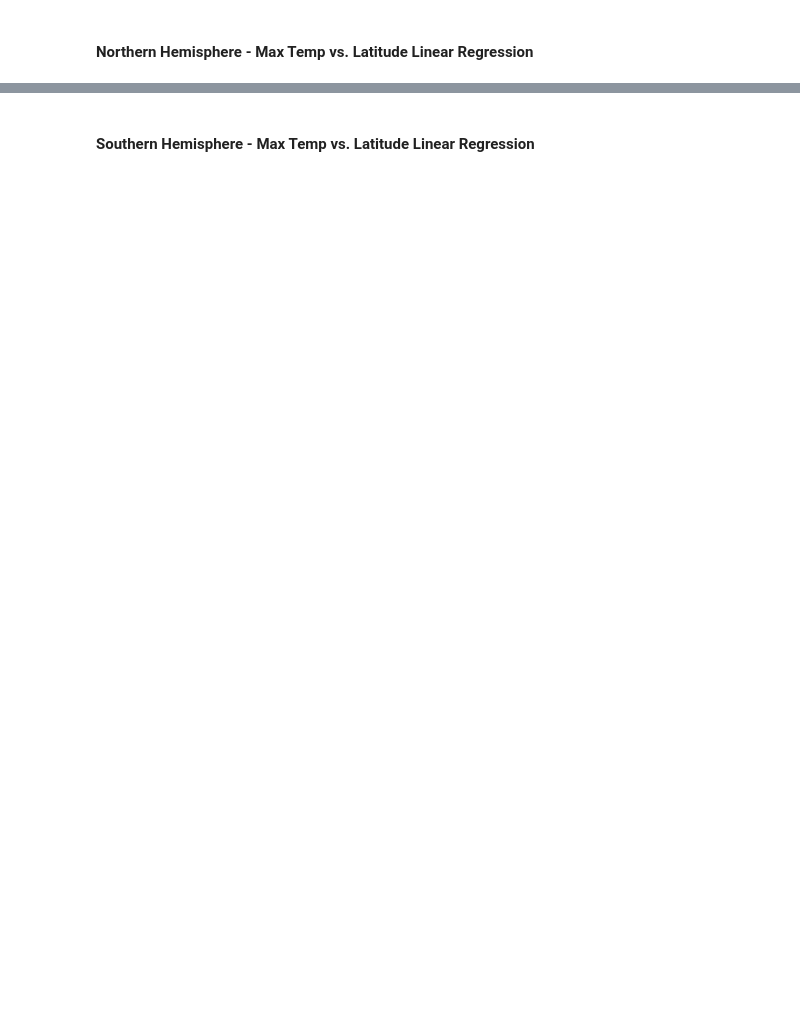
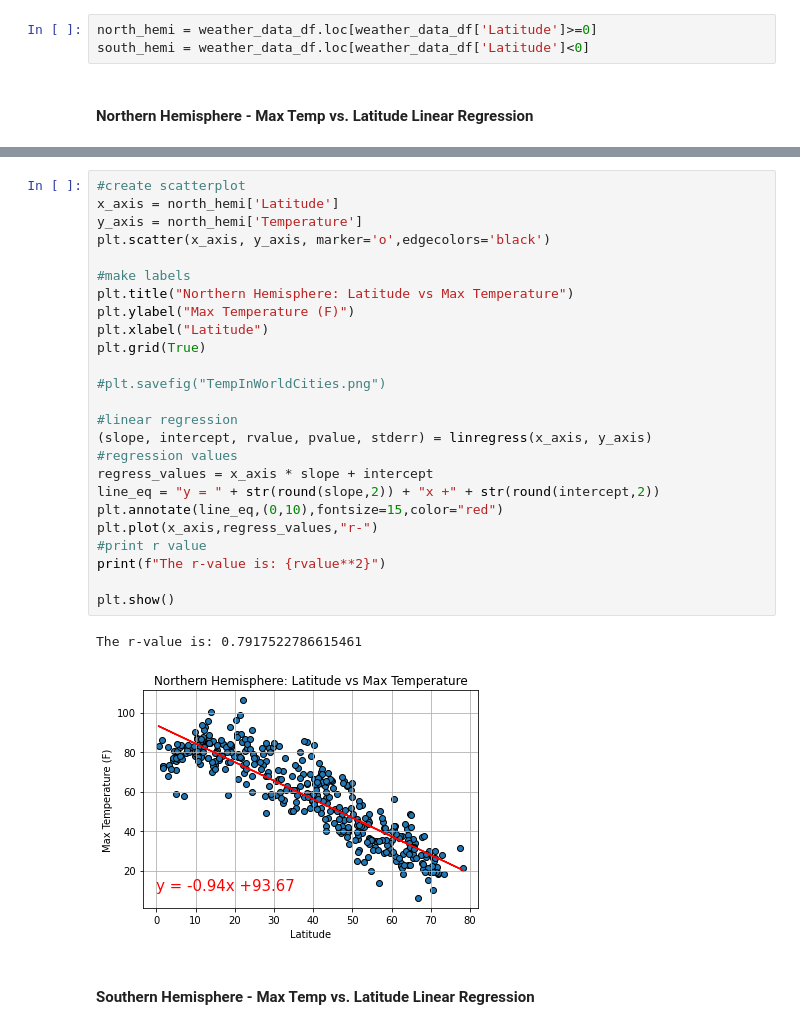
Before and after one commit to aebowden36/python-api-challenge, a Jupyter notebook: WeatherPy.ipynb, the cells around one changed output, grey strips where cells are left out. Saved outputs shown, nothing was run; the diff lists cells and outputs as text; blank space fills up the shorter version.

Commit message:
regression plots

```diff
--- a/WeatherPy.ipynb
+++ b/WeatherPy.ipynb
@@ -187,5 +197,8 @@ plt.show()
 [figure]
 # %% [markdown]
 ## Linear Regression
+# %%
+north_hemi = weather_data_df.loc[weather_data_df['Latitude']>=0]
+south_hemi = weather_data_df.loc[weather_data_df['Latitude']<0]
 # %% [markdown]
 ####  Northern Hemisphere - Max Temp vs. Latitude Linear Regression
@@ -196,2 +205,30 @@ The r-value is: 0.46937863826630627
+# %%
+#create scatterplot
+x_axis = north_hemi['Latitude']
+y_axis = north_hemi['Temperature']
+plt.scatter(x_axis, y_axis, marker='o',edgecolors='black')
+
+#make labels
+plt.title("Northern Hemisphere: Latitude vs Max Temperature")
+plt.ylabel("Max Temperature (F)")
+plt.xlabel("Latitude")
+plt.grid(True)
+
+#plt.savefig("TempInWorldCities.png")
+
+#linear regression
+(slope, intercept, rvalue, pvalue, stderr) = linregress(x_axis, y_axis)
+#regression values
+regress_values = x_axis * slope + intercept
+line_eq = "y = " + str(round(slope,2)) + "x +" + str(round(intercept,2))
+plt.annotate(line_eq,(0,10),fontsize=15,color="red")
+plt.plot(x_axis,regress_values,"r-")
+#print r value
+print(f"The r-value is: {rvalue**2}")
+
+plt.show()
+# %% [output]
+The r-value is: 0.7917522786615461
+[figure, added]
 # %% [markdown]
 ####  Southern Hemisphere - Max Temp vs. Latitude Linear Regression
```
Also changed, not shown: parts of 15 cells of this notebook.
